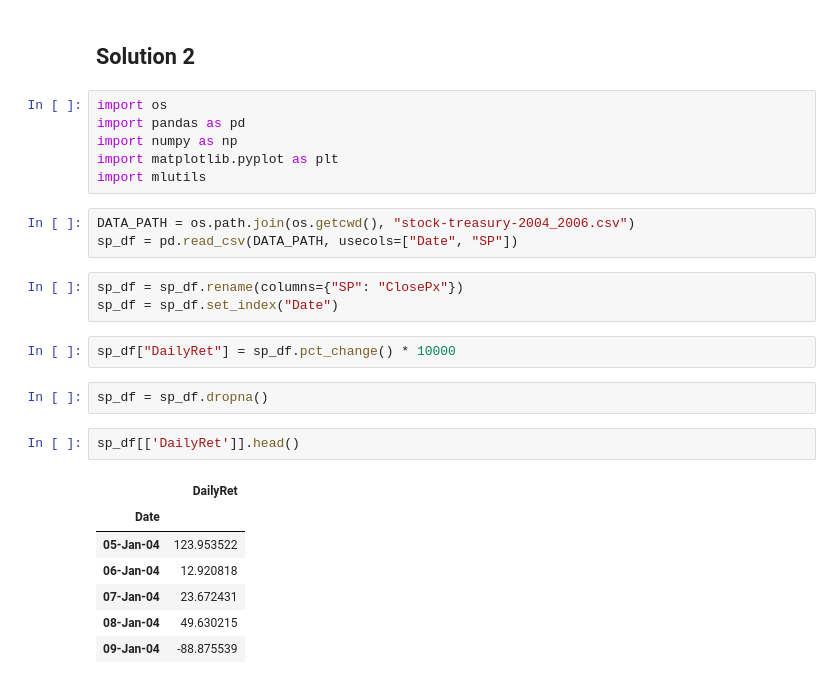
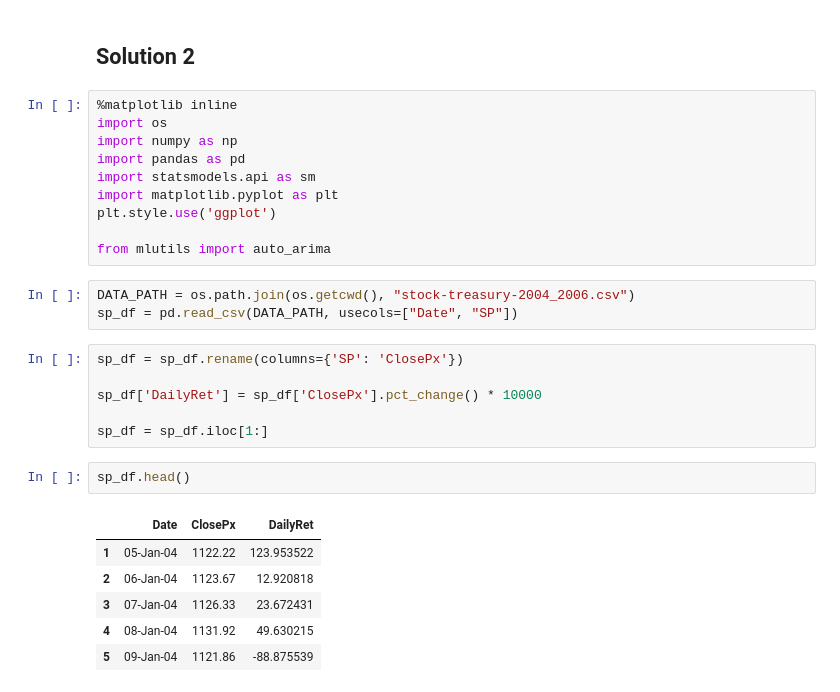
Before and after one commit to uhasan1/FRE-7773-Machine-Learning-2019, a Jupyter notebook: Second_HW/Huang_Guoqin_Assignment_4.ipynb, the cells around one changed output. Saved outputs shown, nothing was run; the diff lists cells and outputs as text.

```diff
--- a/Second_HW/Huang_Guoqin_Assignment_4.ipynb
+++ b/Second_HW/Huang_Guoqin_Assignment_4.ipynb
@@ -108,28 +108,30 @@ Compare the two and comment on whether they are really different.
 # %% [markdown]
 ## Solution 2
 # %%
+%matplotlib inline
 import os
+import numpy as np
 import pandas as pd
-import numpy as np
+import statsmodels.api as sm
 import matplotlib.pyplot as plt
-import mlutils
+plt.style.use('ggplot')
+
+from mlutils import auto_arima
 # %%
 DATA_PATH = os.path.join(os.getcwd(), "stock-treasury-2004_2006.csv")
 sp_df = pd.read_csv(DATA_PATH, usecols=["Date", "SP"])
 # %%
-sp_df = sp_df.rename(columns={"SP": "ClosePx"})
-sp_df = sp_df.set_index("Date")
+sp_df = sp_df.rename(columns={'SP': 'ClosePx'})
+
+sp_df['DailyRet'] = sp_df['ClosePx'].pct_change() * 10000
+
+sp_df = sp_df.iloc[1:]
-# %%
-sp_df["DailyRet"] = sp_df.pct_change() * 10000
-# %%
-sp_df = sp_df.dropna()
 # %%
-sp_df[['DailyRet']].head()
+sp_df.head()
 # %% [output]
-|  | DailyRet |
-| Date |  |
-| 05-Jan-04 | 123.953522 |
-| 06-Jan-04 | 12.920818 |
-| 07-Jan-04 | 23.672431 |
-| 08-Jan-04 | 49.630215 |
-| 09-Jan-04 | -88.875539 |
+|  | Date | ClosePx | DailyRet |
+| 1 | 05-Jan-04 | 1122.22 | 123.953522 |
+| 2 | 06-Jan-04 | 1123.67 | 12.920818 |
+| 3 | 07-Jan-04 | 1126.33 | 23.672431 |
+| 4 | 08-Jan-04 | 1131.92 | 49.630215 |
+| 5 | 09-Jan-04 | 1121.86 | -88.875539 |
```
Also changed, not shown: parts of 11 cells of this notebook, 7 other files.
